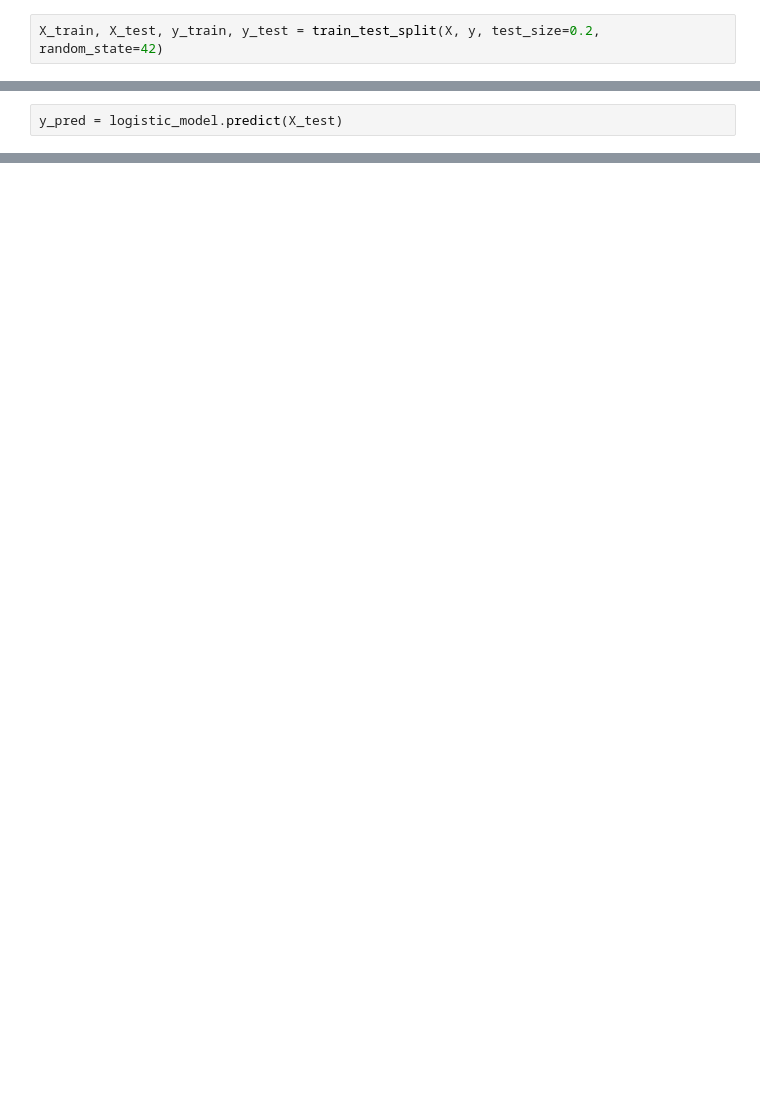
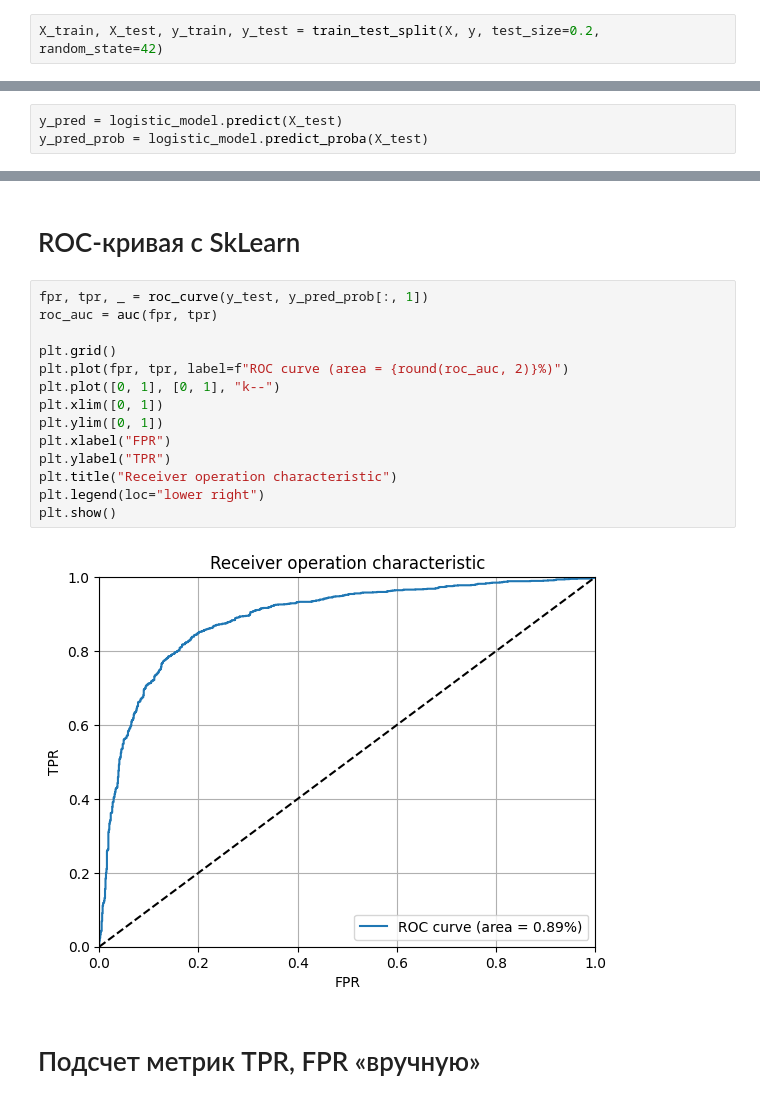
Before and after one commit to NeZorinEgor/MyML-Notes, a Jupyter notebook: FeatureEngineering/04_Accuracy_Retraining_Regularization/practice.ipynb, the cells around one changed output, grey strips where cells are left out. Cells and saved outputs as stored; diff of their text form; blank space fills up the shorter version.

```diff
--- a/FeatureEngineering/04_Accuracy_Retraining_Regularization/practice.ipynb
+++ b/FeatureEngineering/04_Accuracy_Retraining_Regularization/practice.ipynb
@@ -124,3 +141,4 @@ Score: 0.8232235701906413
 # %%
 y_pred = logistic_model.predict(X_test)
+y_pred_prob = logistic_model.predict_proba(X_test)
 # %%
@@ -154 +174,21 @@ print( "+-----------+--------+")
 +-----------+--------+
+# %% [markdown]
+# ROC-кривая c SkLearn
+# %%
+fpr, tpr, _ = roc_curve(y_test, y_pred_prob[:, 1])
+roc_auc = auc(fpr, tpr)
+
+plt.grid()
+plt.plot(fpr, tpr, label=f"ROC curve (area = {round(roc_auc, 2)}%)")
+plt.plot([0, 1], [0, 1], "k--")
+plt.xlim([0, 1])
+plt.ylim([0, 1])
+plt.xlabel("FPR")
+plt.ylabel("TPR")
+plt.title("Receiver operation characteristic")
+plt.legend(loc="lower right")
+plt.show()
+# %% [output]
+[figure, added]
+# %% [markdown]
+# Подсчет метрик TPR, FPR «вручную»
```
Also changed, not shown: parts of 20 cells of this notebook.
